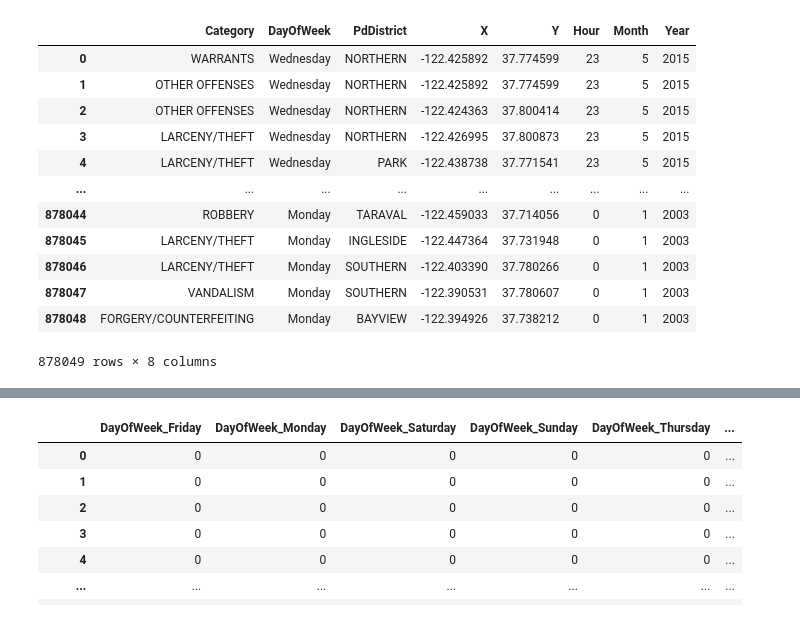
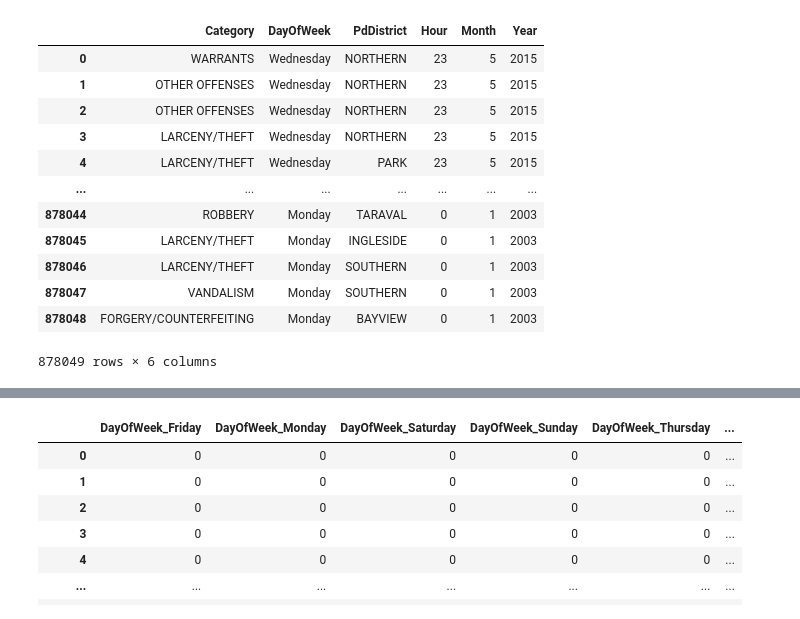
Before and after one commit to Basile-Lequeux/SfCrimesData, a Jupyter notebook: predictions.ipynb, the cells around one changed output, grey strips where cells are left out. Cells and saved outputs as stored; diff of their text form; code cells hidden in the pictures.

```diff
--- a/predictions.ipynb
+++ b/predictions.ipynb
@@ -13,25 +14,27 @@ from sklearn.ensemble import RandomForestClassifier
 # %%
 df = pd.read_csv('train.csv')
 df["Dates"] = pd.to_datetime(df["Dates"], format="%Y-%m-%d %H:%M:%S")
 df["Hour"] = df["Dates"].map(lambda x: x.hour)
 df["Month"] = df["Dates"].map(lambda x: x.month)
 df["Year"] = df["Dates"].map(lambda x: x.year)
 df.drop("Address", axis=1, inplace=True)
 df.drop("Descript", axis=1, inplace=True)
 df.drop("Resolution", axis=1, inplace=True)
 df.drop("Dates", axis=1, inplace=True)
+df.drop("X", axis=1, inplace=True)
+df.drop("Y", axis=1, inplace=True)
 df
 # %% [output]
-|  | Category | DayOfWeek | PdDistrict | X | Y | Hour | Month | Year |
-| 0 | WARRANTS | Wednesday | NORTHERN | -122.425892 | 37.774599 | 23 | 5 | 2015 |
-| 1 | OTHER OFFENSES | Wednesday | NORTHERN | -122.425892 | 37.774599 | 23 | 5 | 2015 |
-| 2 | OTHER OFFENSES | Wednesday | NORTHERN | -122.424363 | 37.800414 | 23 | 5 | 2015 |
-| 3 | LARCENY/THEFT | Wednesday | NORTHERN | -122.426995 | 37.800873 | 23 | 5 | 2015 |
-| 4 | LARCENY/THEFT | Wednesday | PARK | -122.438738 | 37.771541 | 23 | 5 | 2015 |
-| ... | ... | ... | ... | ... | ... | ... | ... | ... |
-| 878044 | ROBBERY | Monday | TARAVAL | -122.459033 | 37.714056 | 0 | 1 | 2003 |
-| 878045 | LARCENY/THEFT | Monday | INGLESIDE | -122.447364 | 37.731948 | 0 | 1 | 2003 |
-| 878046 | LARCENY/THEFT | Monday | SOUTHERN | -122.403390 | 37.780266 | 0 | 1 | 2003 |
-| 878047 | VANDALISM | Monday | SOUTHERN | -122.390531 | 37.780607 | 0 | 1 | 2003 |
-| 878048 | FORGERY/COUNTERFEITING | Monday | BAYVIEW | -122.394926 | 37.738212 | 0 | 1 | 2003 |
+|  | Category | DayOfWeek | PdDistrict | Hour | Month | Year |
+| 0 | WARRANTS | Wednesday | NORTHERN | 23 | 5 | 2015 |
+| 1 | OTHER OFFENSES | Wednesday | NORTHERN | 23 | 5 | 2015 |
+| 2 | OTHER OFFENSES | Wednesday | NORTHERN | 23 | 5 | 2015 |
+| 3 | LARCENY/THEFT | Wednesday | NORTHERN | 23 | 5 | 2015 |
+| 4 | LARCENY/THEFT | Wednesday | PARK | 23 | 5 | 2015 |
+| ... | ... | ... | ... | ... | ... | ... |
+| 878044 | ROBBERY | Monday | TARAVAL | 0 | 1 | 2003 |
+| 878045 | LARCENY/THEFT | Monday | INGLESIDE | 0 | 1 | 2003 |
+| 878046 | LARCENY/THEFT | Monday | SOUTHERN | 0 | 1 | 2003 |
+| 878047 | VANDALISM | Monday | SOUTHERN | 0 | 1 | 2003 |
+| 878048 | FORGERY/COUNTERFEITING | Monday | BAYVIEW | 0 | 1 | 2003 |
-878049 rows × 8 columns
+878049 rows × 6 columns
```
Also changed, not shown: parts of 9 cells of this notebook.
